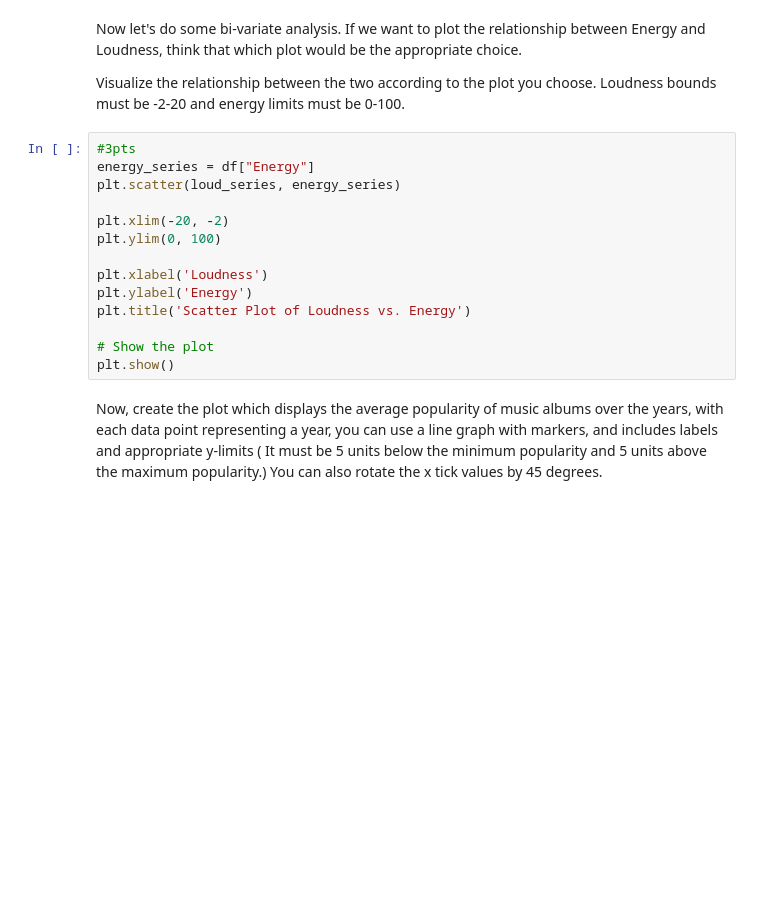
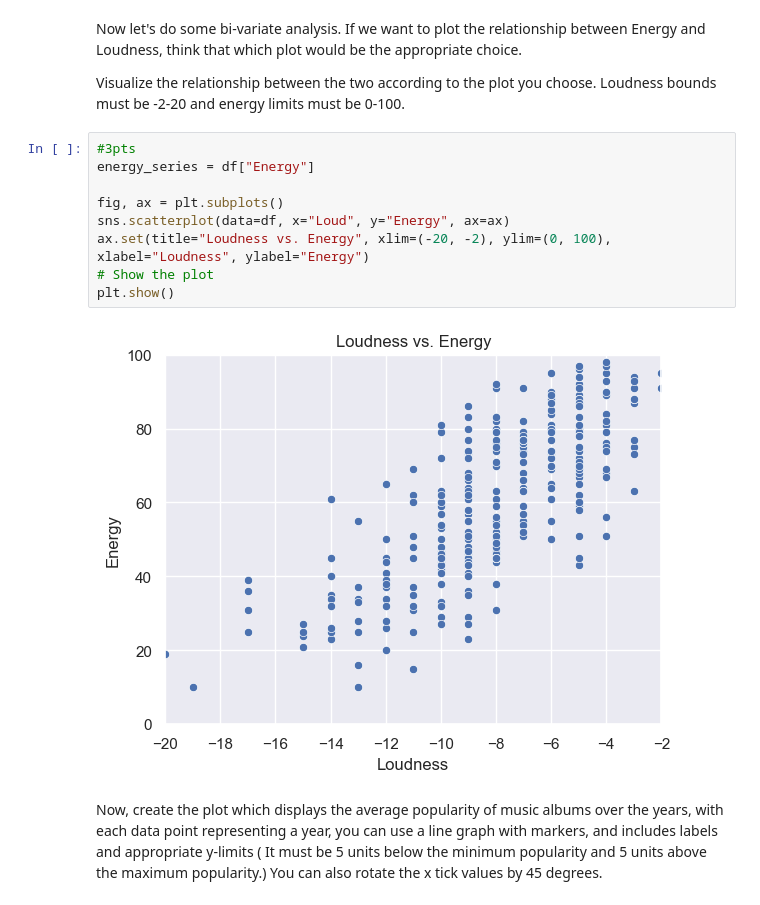
Before and after one commit to firatbatar/SU-Undergraduate-CS210, a Jupyter notebook: Homeworks/HW1/CS210 - Homework 1 - Spotify Playlist Analysis.ipynb, the cells around one changed output. Saved outputs shown, nothing was run; the diff lists cells and outputs as text; blank space fills up the shorter version.

```diff
--- a/Homeworks/HW1/CS210 - Homework 1 - Spotify Playlist Analysis.ipynb
+++ b/Homeworks/HW1/CS210 - Homework 1 - Spotify Playlist Analysis.ipynb
@@ -348,15 +344,12 @@ Visualize the relationship between the two according to the plot you choose. Lou
 # %%
 #3pts
 energy_series = df["Energy"]
-plt.scatter(loud_series, energy_series)
 
-plt.xlim(-20, -2)
-plt.ylim(0, 100)
-
-plt.xlabel('Loudness')
-plt.ylabel('Energy')
-plt.title('Scatter Plot of Loudness vs. Energy')
-
+fig, ax = plt.subplots()
+sns.scatterplot(data=df, x="Loud", y="Energy", ax=ax)
+ax.set(title="Loudness vs. Energy", xlim=(-20, -2), ylim=(0, 100), xlabel="Loudness", ylabel="Energy")
 # Show the plot
 plt.show()
+# %% [output]
+[figure, added]
 # %% [markdown]
```
Also changed, not shown: parts of 3 cells of this notebook.
